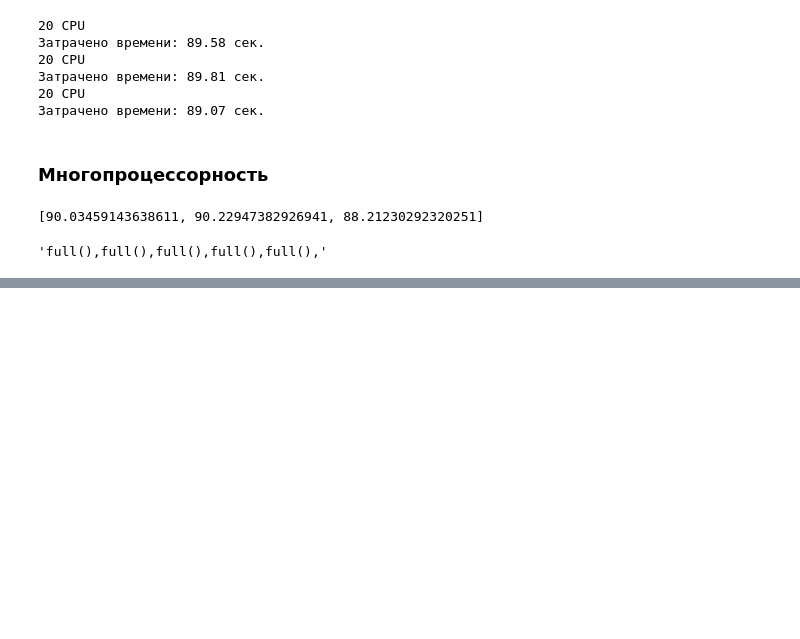
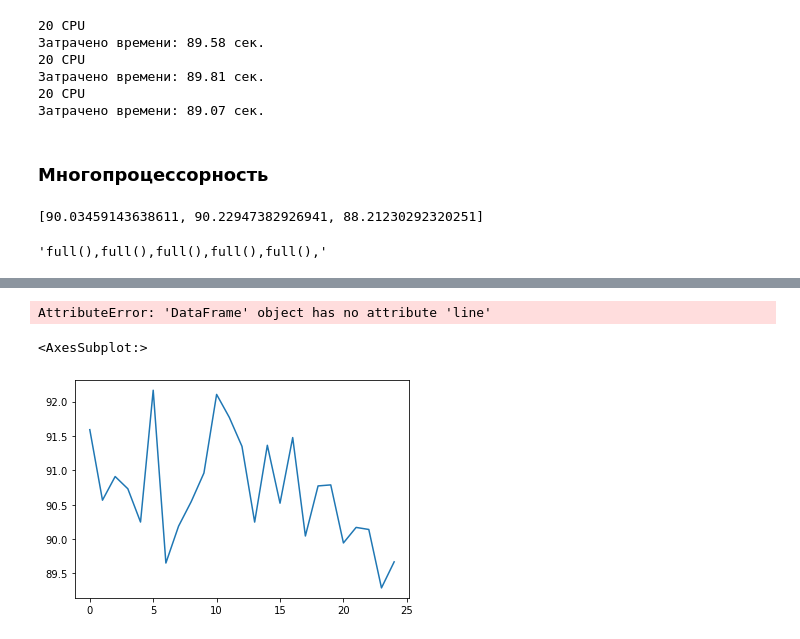
Before and after one commit to eleldar/Translator, a Jupyter notebook: reports/multiconnect_tests.ipynb, the cells around one changed output, grey strips where cells are left out. Saved outputs shown, nothing was run; the diff lists cells and outputs as text; code cells hidden in the pictures; blank space fills up the shorter version.

```diff
--- a/reports/multiconnect_tests.ipynb
+++ b/reports/multiconnect_tests.ipynb
@@ -209,0 +497,27 @@ for i in range(1, 20):
+# %%
+from concurrent.futures import ProcessPoolExecutor
+
+total_cpu = {}
+for i in range(1, 31):
+    result = []
+
+    def full(title='20 CPU'):
+        s = 0
+        s += en_ru(title)
+        s += ar_ru(title)
+        result.append(s)
+
+    cmd = "full()," * i
+
+    start = time.time() # начало замера времени
+    def main():
+        with ProcessPoolExecutor(16) as executor:
+            executor.submit(eval(cmd))
+    main()
+    end = time.time() # окончание замера времени
+
+    unit = sum(result) / len(result)
+    func = (end - start) / i
+    total_cpu[i] = [result, end - start]
+
+    print(i, unit, func)
@@ -209,0 +594,11 @@ for i in range(1, 20):
+# %%
+import pandas as pd
+pd.DataFrame(example).line()
+# %% [output]
+AttributeError: 'DataFrame' object has no attribute 'line'
+# %%
+s = pd.Series(total_cpu[25][0])
+s.plot.line()
+# %% [output]
+<AxesSubplot:>
+[figure, added]
```
Also changed, not shown: parts of 15 cells of this notebook, 2 other files.
